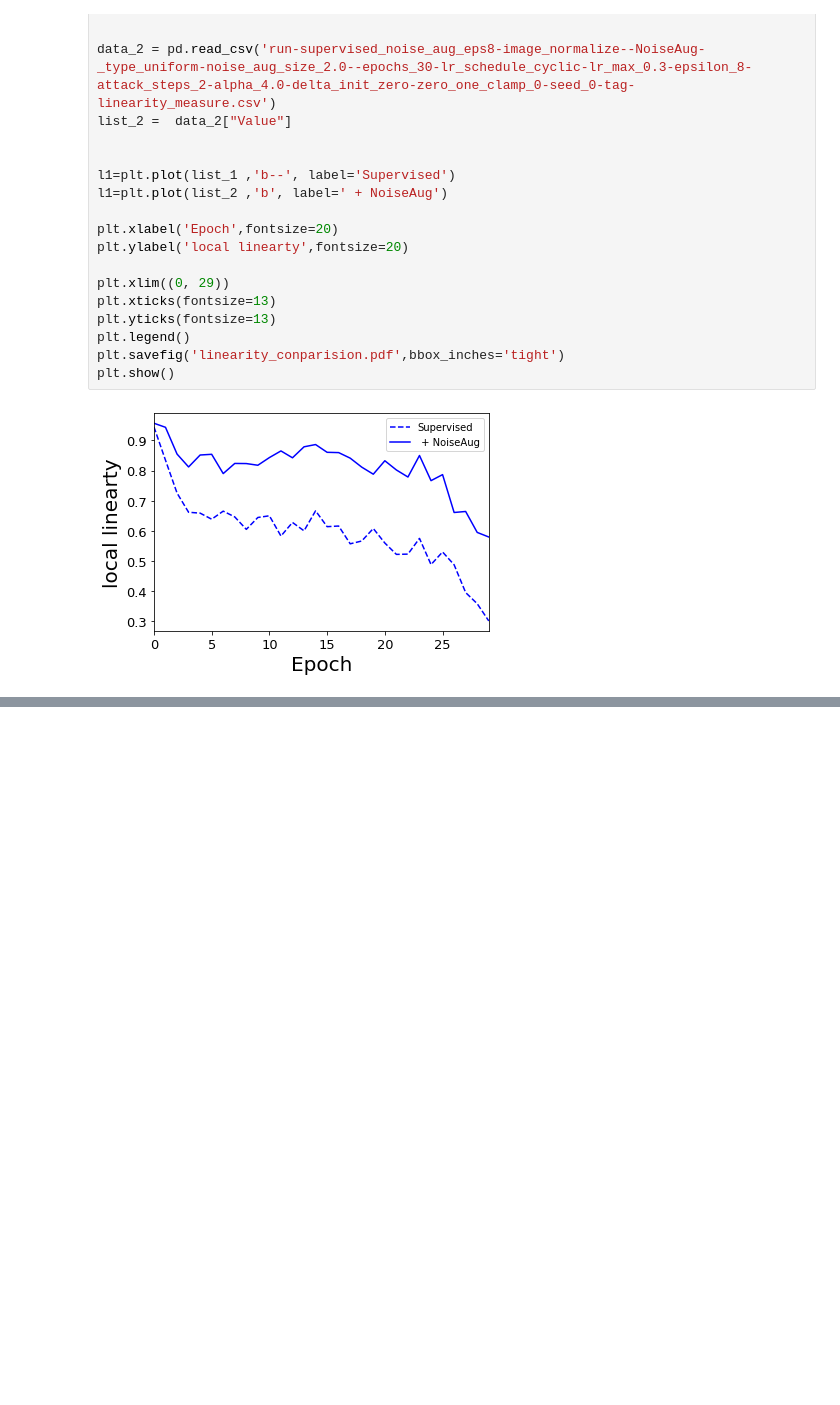
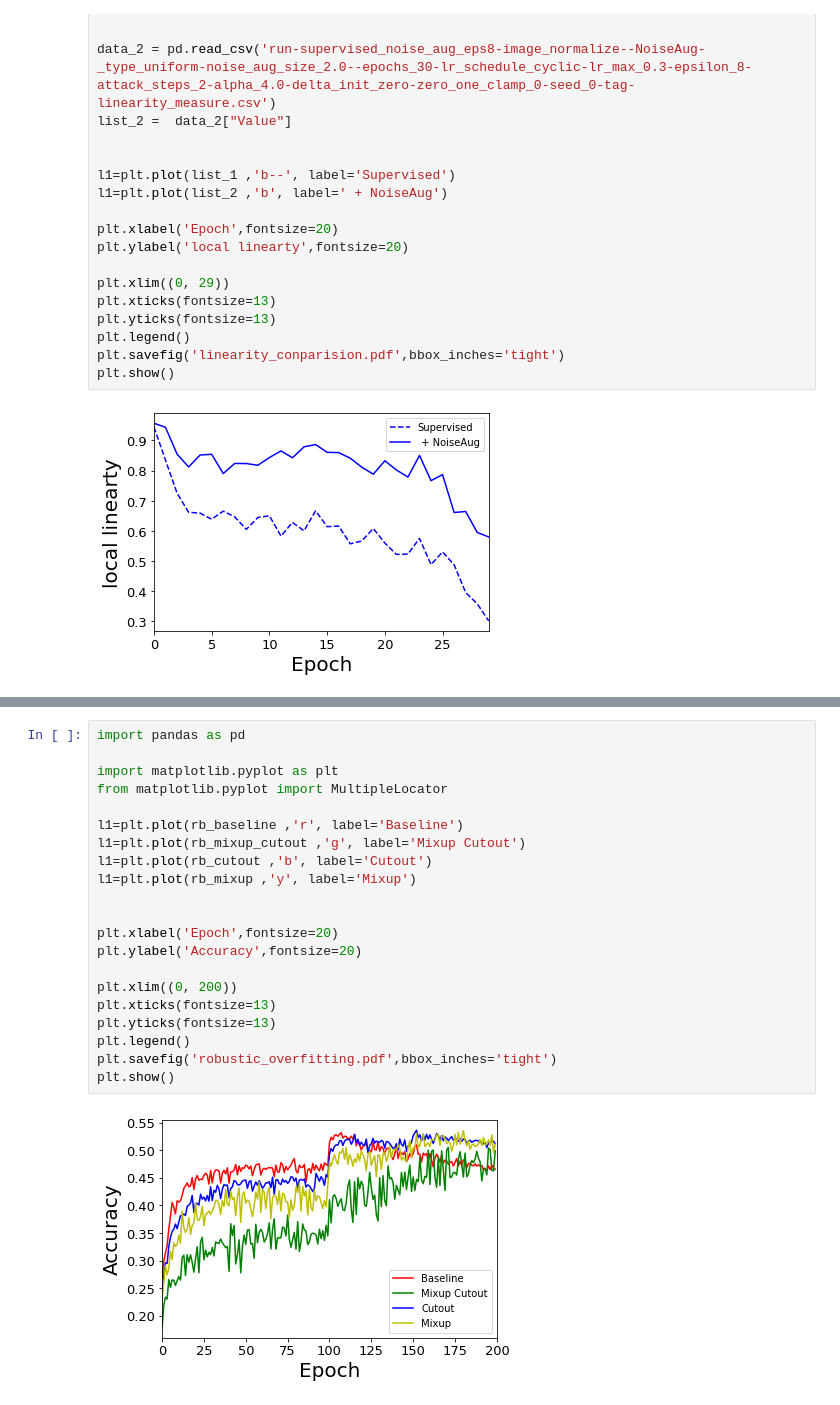
Before and after one commit to pantheon5100/random_agumentation, a Jupyter notebook: jupyter_notebook/resutl_plotting_kl.ipynb, the cells around one changed output, grey strips where cells are left out. Cells and saved outputs as stored; diff of their text form; blank space fills up the shorter version.

```diff
--- a/jupyter_notebook/resutl_plotting_kl.ipynb
+++ b/jupyter_notebook/resutl_plotting_kl.ipynb
@@ -422,0 +1239,23 @@ plt.show()
+# %%
+import pandas as pd
+
+import matplotlib.pyplot as plt
+from matplotlib.pyplot import MultipleLocator
+
+l1=plt.plot(rb_baseline ,'r', label='Baseline')
+l1=plt.plot(rb_mixup_cutout ,'g', label='Mixup Cutout')
+l1=plt.plot(rb_cutout ,'b', label='Cutout')
+l1=plt.plot(rb_mixup ,'y', label='Mixup')
+
+
+plt.xlabel('Epoch',fontsize=20)
+plt.ylabel('Accuracy',fontsize=20)
+
+plt.xlim((0, 200))
+plt.xticks(fontsize=13)
+plt.yticks(fontsize=13)
+plt.legend()
+plt.savefig('robustic_overfitting.pdf',bbox_inches='tight')
+plt.show()
+# %% [output]
+[figure, added]
```
Also changed, not shown: parts of 1 cell of this notebook, 5 other files.
